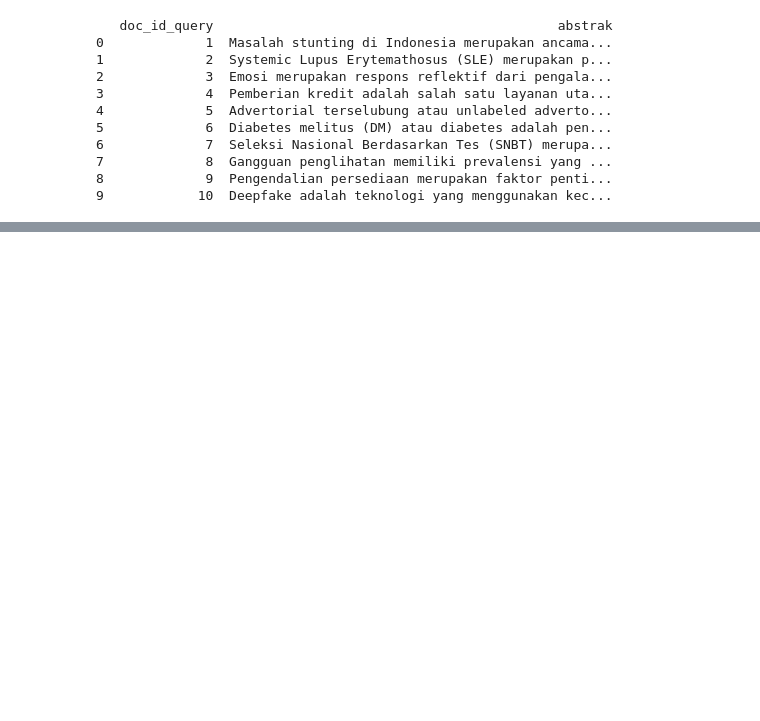
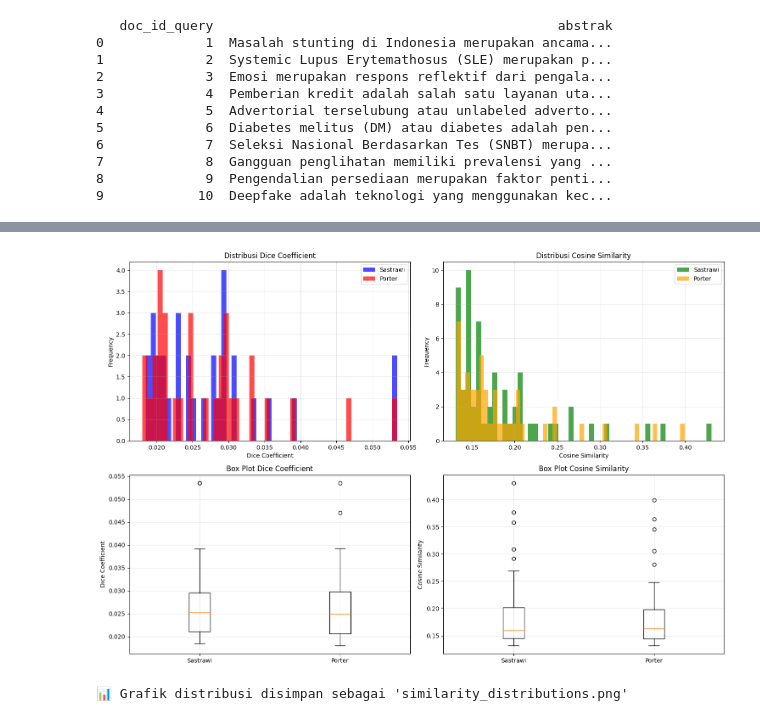
Before and after one commit to sultandaris/SimilarityAbstraction, a Jupyter notebook: process.ipynb, the cells around one changed output, grey strips where cells are left out. Cells and saved outputs as stored; diff of their text form; code cells hidden in the pictures; blank space fills up the shorter version.

```diff
--- a/process.ipynb
+++ b/process.ipynb
@@ -101,15 +101,15 @@ def calculate_dice_similarity(query_text, processed_documents, n_gram_size=3, th
         dice_coefficient = (2 * len(common)) / (len(query_ngrams) + len(doc_ngrams)) if (len(query_ngrams) + len(doc_ngrams)) > 0 else 0.0
         dice_coefficient = round(dice_coefficient, 4)  # Round to 4 decimal places
 
-        if dice_coefficient > threshold:
+        if dice_coefficient >= threshold:
             doc_id = int(doc_id)
             similarities.append((doc_id, dice_coefficient))
 
     return sorted(similarities, key=lambda x: x[1], reverse=True)
 
 # ========== RABIN-KARP dengan DICE COEFFICIENT ==========
-# Threshold untuk Dice Coefficient: 0.1 (10% kesamaan n-gram)
-DICE_THRESHOLD = 0.001
+# Threshold untuk Dice Coefficient: 0.01 (1% kesamaan n-gram)
+DICE_THRESHOLD = 0.018
 
 query_similarities_sastrawi = []
 for _, query_row in query.iterrows():
@@ -212,7 +212,7 @@ def calculate_cosine_similarity(query_text, processed_documents, threshold=0.0):
     # Buat hasil similarity
     results = []
     for i, similarity in enumerate(similarities):
-        if similarity > threshold:
+        if similarity >= threshold:
             doc_id = int(doc_ids[i])
             similarity = round(similarity, 4)
             results.append((doc_id, similarity))
@@ -220,8 +220,8 @@ def calculate_cosine_similarity(query_text, processed_documents, threshold=0.0):
     return sorted(results, key=lambda x: x[1], reverse=True)
 # %%
 # ========== COSINE SIMILARITY dengan TF-IDF ==========
-# Threshold untuk Cosine Similarity: 0.05 (5% kesamaan cosine)
-COSINE_THRESHOLD = 0.05
+# Threshold untuk Cosine Similarity: 0.1 (10% kesamaan cosine)
+COSINE_THRESHOLD = 0.131
 
 query_similarities_sastrawi_cosine = []
 for _, query_row in query.iterrows():
@@ -378,0 +929,48 @@ RK Porter - Total hasil: 153
+# %%
+# ========== VISUALISASI DISTRIBUSI ==========
+plt.figure(figsize=(15, 10))
+
+# Subplot 1: Dice Coefficient
+plt.subplot(2, 2, 1)
+plt.hist(dice_sastrawi_vals, bins=50, alpha=0.7, label='Sastrawi', color='blue')
+plt.hist(dice_porter_vals, bins=50, alpha=0.7, label='Porter', color='red')
+plt.xlabel('Dice Coefficient')
+plt.ylabel('Frequency')
+plt.title('Distribusi Dice Coefficient')
+plt.legend()
+plt.grid(True, alpha=0.3)
+
+# Subplot 2: Cosine Similarity
+plt.subplot(2, 2, 2)
+plt.hist(cosine_sastrawi_vals, bins=50, alpha=0.7, label='Sastrawi', color='green')
+plt.hist(cosine_porter_vals, bins=50, alpha=0.7, label='Porter', color='orange')
+plt.xlabel('Cosine Similarity')
+plt.ylabel('Frequency')
+plt.title('Distribusi Cosine Similarity')
+plt.legend()
+plt.grid(True, alpha=0.3)
+
+# Subplot 3: Box Plot Dice
+plt.subplot(2, 2, 3)
+plt.boxplot([dice_sastrawi_vals, dice_porter_vals],
+           labels=['Sastrawi', 'Porter'])
+plt.ylabel('Dice Coefficient')
+plt.title('Box Plot Dice Coefficient')
+plt.grid(True, alpha=0.3)
+
+# Subplot 4: Box Plot Cosine
+plt.subplot(2, 2, 4)
+plt.boxplot([cosine_sastrawi_vals, cosine_porter_vals],
+           labels=['Sastrawi', 'Porter'])
+plt.ylabel('Cosine Similarity')
+plt.title('Box Plot Cosine Similarity')
+plt.grid(True, alpha=0.3)
+
+plt.tight_layout()
+plt.savefig('similarity_distributions.png', dpi=300, bbox_inches='tight')
+plt.show()
+
+print("📊 Grafik distribusi disimpan sebagai 'similarity_distributions.png'")
+# %% [output]
+[figure, added]
+📊 Grafik distribusi disimpan sebagai 'similarity_distributions.png'
```
Also changed, not shown: parts of 12 cells of this notebook, 8 other files.
